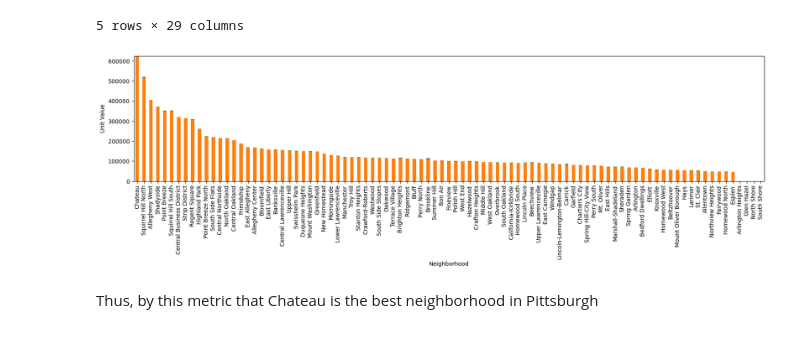
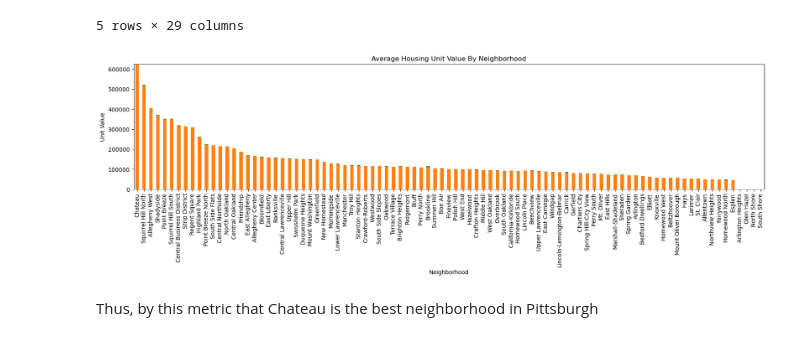
Before and after one commit to ImNotTJ/CMPINF-0010-Final-Project, a Jupyter notebook: Final Project/FinalProject.ipynb, the cells around one changed output. Saved outputs shown, nothing was run; the diff lists cells and outputs as text; code cells hidden in the pictures.

```diff
--- a/Final Project/FinalProject.ipynb
+++ b/Final Project/FinalProject.ipynb
@@ -229,13 +228,12 @@ housing_unit.head()
 | Point Breeze | 64 | 349149.722736 | 1623.0 | 14.0 | 0.0 | ... |
 5 rows × 29 columns
 # %%
-housing_unit.plot(kind="bar", stacked = True, ylim = 0, figsize = (20, 4))
-plt.title = "Average Housing Unit Value By Neighborhood"
+housing_unit.plot(kind="bar", stacked = True, ylim = 0, figsize = (20, 4), title = "Average Housing Unit Value By Neighborhood")
 plt.xlabel("Neighborhood")
 plt.ylabel("Unit Value")
 plt.legend("", frameon=False)
 plt.show()
 # %% [output]
-[figure, old version]
+[figure, new version]
 # %% [markdown]
 Thus, by this metric that Chateau is the best neighborhood in Pittsburgh
```
Also changed, not shown: parts of 22 cells of this notebook, 3 other files.
